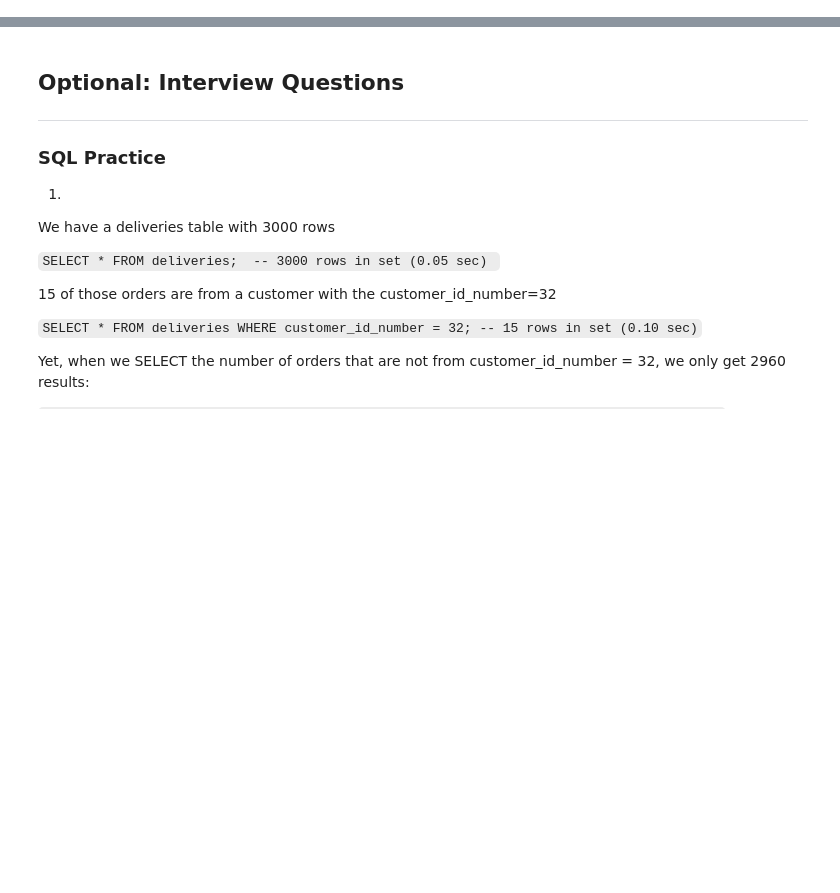
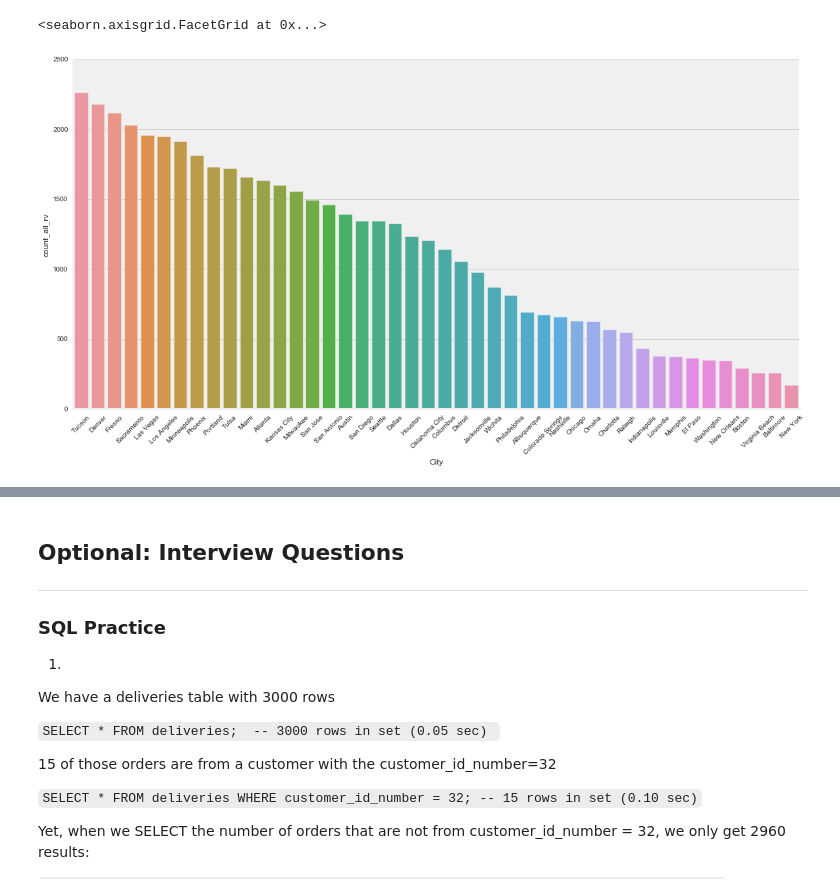
Before and after one commit to JC-Cheng/Data_Science, a Jupyter notebook: Projects/Project_5/project5.ipynb, the cells around one changed output, grey strips where cells are left out. Saved outputs shown, nothing was run; the diff lists cells and outputs as text; code cells hidden in the pictures; blank space fills up the shorter version.

```diff
--- a/Projects/Project_5/project5.ipynb
+++ b/Projects/Project_5/project5.ipynb
@@ -238,0 +377,6 @@ Updating your parse method with the method you chose should require minimal chan
+# %%
+sns.factorplot('City','count_all_rv',data=city_df.sort_values(by='count_all_rv',ascending=False),
+               kind='bar',size=8, aspect=2).set_xticklabels(rotation=45)
+# %% [output]
+<seaborn.axisgrid.FacetGrid at 0x...>
+[figure, added]
```
Also changed, not shown: parts of 47 cells of this notebook, 9 other files.
